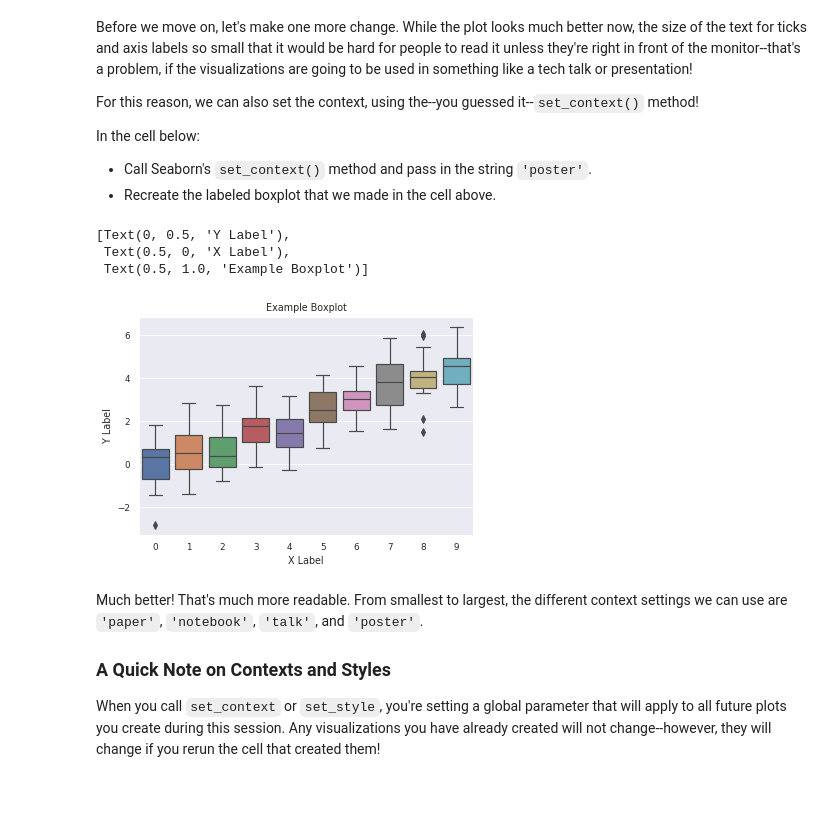
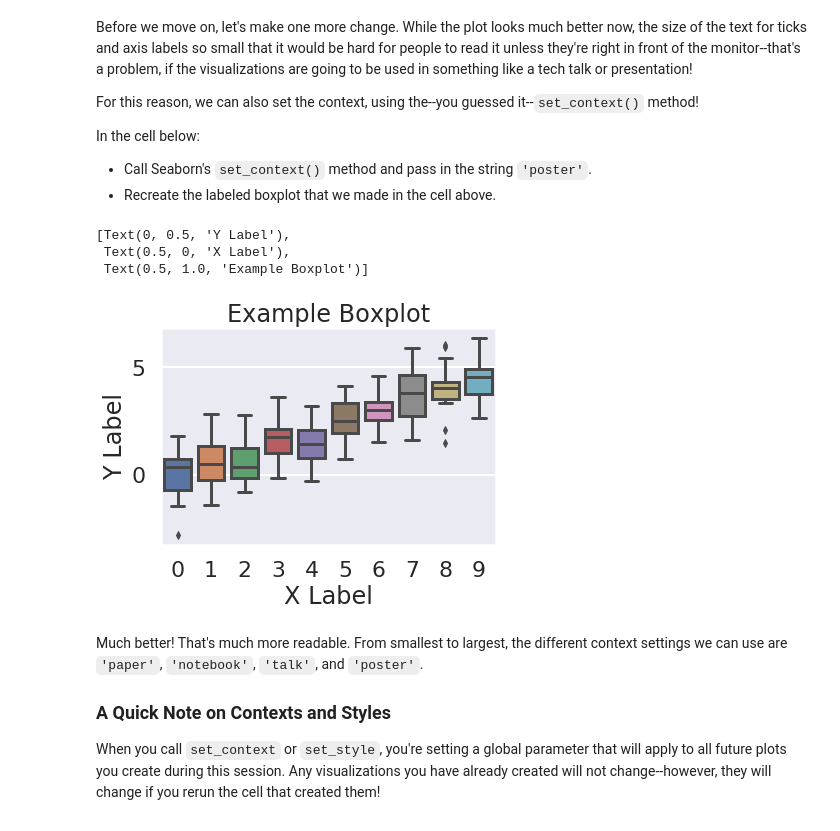
Before and after one commit to hy123udg/dsc-seaborn-lab-nyc-ds-060319, a Jupyter notebook: index.ipynb, the cells around one changed output. Drawn from its saved outputs; the diff is of its cells as text; code cells hidden in the pictures; blank space fills up the shorter version.

```diff
--- a/index.ipynb
+++ b/index.ipynb
@@ -117,13 +117,13 @@ In the cell below:
 * Recreate the labeled boxplot that we made in the cell above.
 # %%
 sns.set_style('darkgrid')
-sns.set_context('paper')
+sns.set_context('poster')
 sns.boxplot(data = data).set(xlabel = 'X Label', ylabel = 'Y Label', title = 'Example Boxplot')
 # %% [output]
 [Text(0, 0.5, 'Y Label'),
  Text(0.5, 0, 'X Label'),
  Text(0.5, 1.0, 'Example Boxplot')]
-[figure, old version]
+[figure, new version]
 # %% [markdown]
 Much better! That's much more readable. From smallest to largest, the different context settings we can use are `'paper'`, `'notebook'`, `'talk'`, and `'poster'`.
 
```
